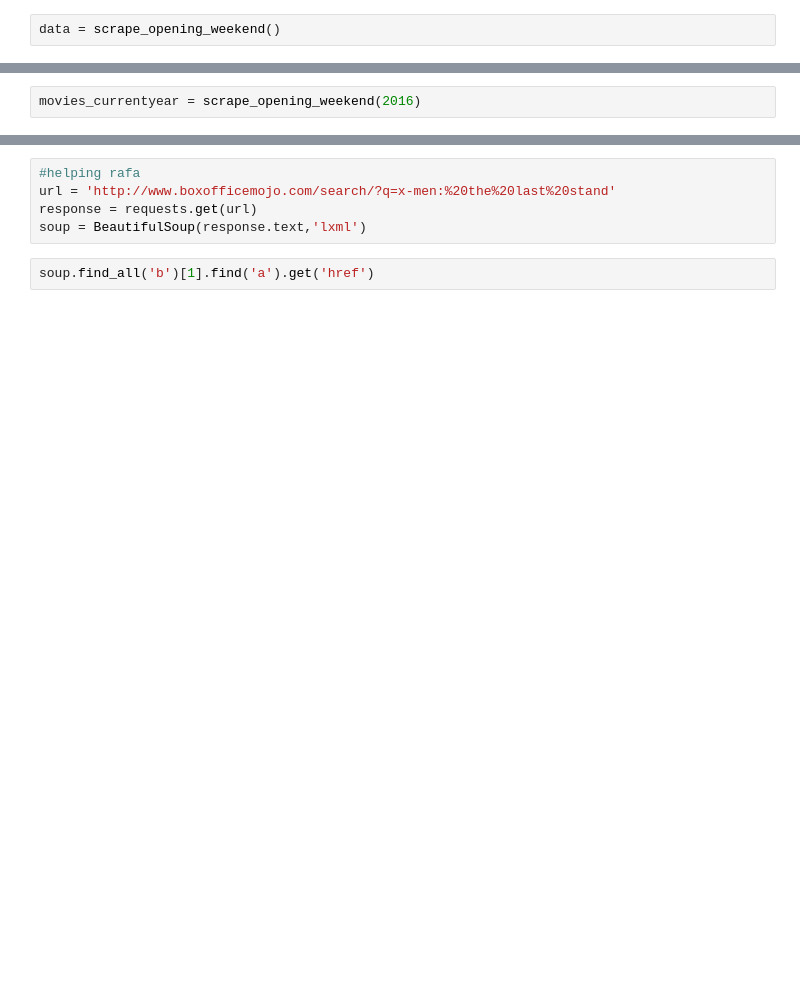
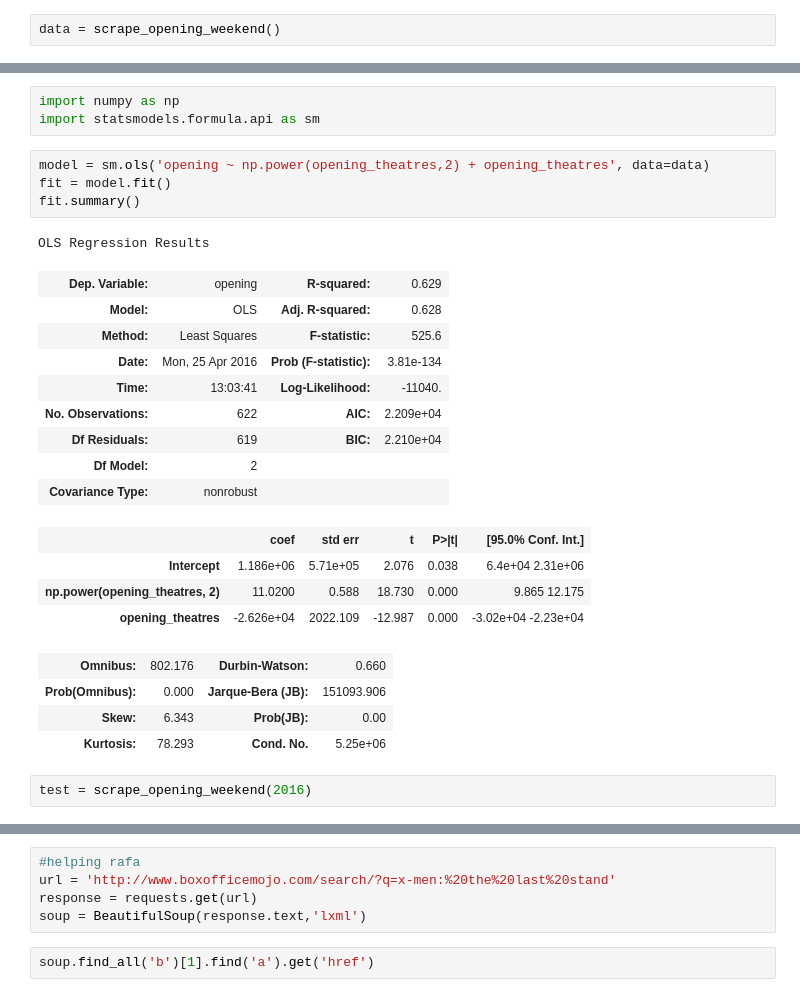
Before and after one commit to WillNetsky/Movie_Data_Regression_Scraping, a Jupyter notebook: scratchpad_for_scraping.ipynb, the cells around one changed output, grey strips where cells are left out. Cells and saved outputs as stored; diff of their text form; blank space fills up the shorter version.

```diff
--- a/scratchpad_for_scraping.ipynb
+++ b/scratchpad_for_scraping.ipynb
@@ -110,2 +121,28 @@ data
+# %%
+import numpy as np
+import statsmodels.formula.api as sm
+# %%
+model = sm.ols('opening ~ np.power(opening_theatres,2) + opening_theatres', data=data)
+fit = model.fit()
+fit.summary()
+# %% [output]
+OLS Regression Results
+| Dep. Variable: | opening | R-squared: | 0.629 |
+| Model: | OLS | Adj. R-squared: | 0.628 |
+| Method: | Least Squares | F-statistic: | 525.6 |
+| Date: | Mon, 25 Apr 2016 | Prob (F-statistic): | 3.81e-134 |
+| Time: | 13:03:41 | Log-Likelihood: | -11040. |
+| No. Observations: | 622 | AIC: | 2.209e+04 |
+| Df Residuals: | 619 | BIC: | 2.210e+04 |
+| Df Model: | 2 |  |  |
+| Covariance Type: | nonrobust |  |  |
+|  | coef | std err | t | P>|t| | [95.0% Conf. Int.] |
+| Intercept | 1.186e+06 | 5.71e+05 | 2.076 | 0.038 | 6.4e+04 2.31e+06 |
+| np.power(opening_theatres, 2) | 11.0200 | 0.588 | 18.730 | 0.000 | 9.865 12.175 |
+| opening_theatres | -2.626e+04 | 2022.109 | -12.987 | 0.000 | -3.02e+04 -2.23e+04 |
+| Omnibus: | 802.176 | Durbin-Watson: | 0.660 |
+| Prob(Omnibus): | 0.000 | Jarque-Bera (JB): | 151093.906 |
+| Skew: | 6.343 | Prob(JB): | 0.00 |
+| Kurtosis: | 78.293 | Cond. No. | 5.25e+06 |
 # %%
-movies_currentyear = scrape_opening_weekend(2016)
+test = scrape_opening_weekend(2016)
```
Also changed, not shown: parts of 21 cells of this notebook, 4 other files.
